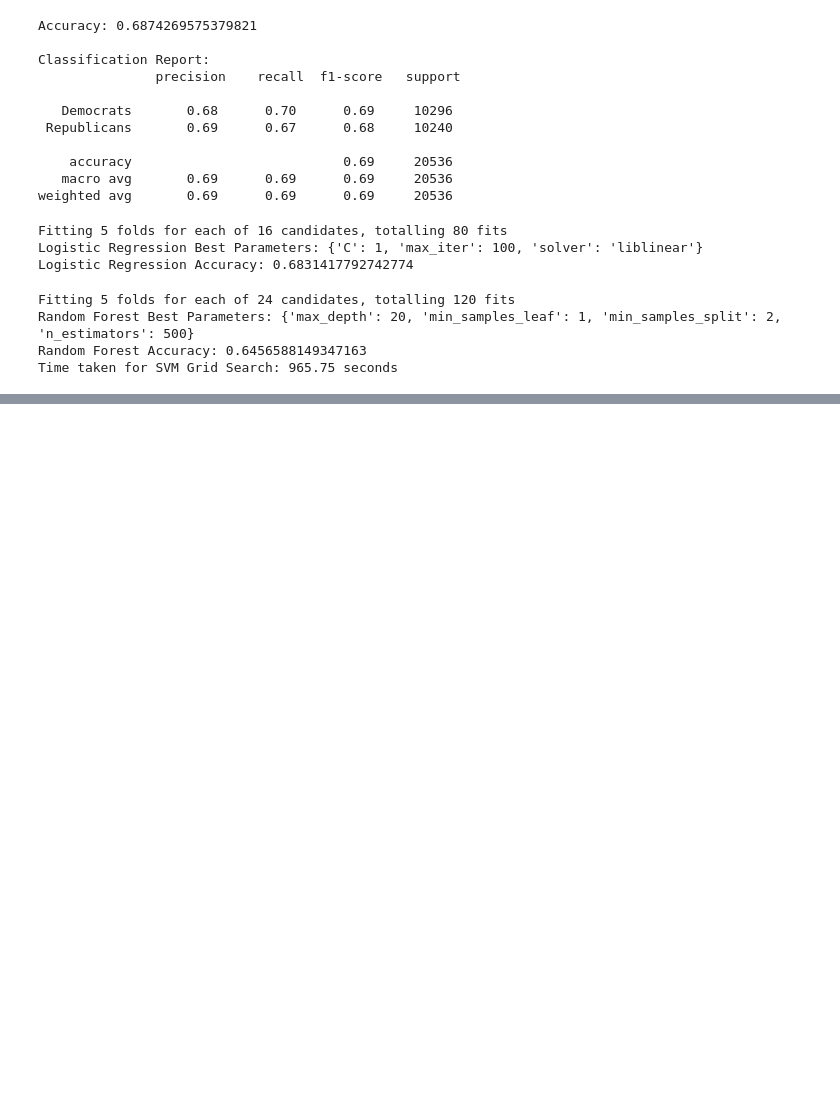
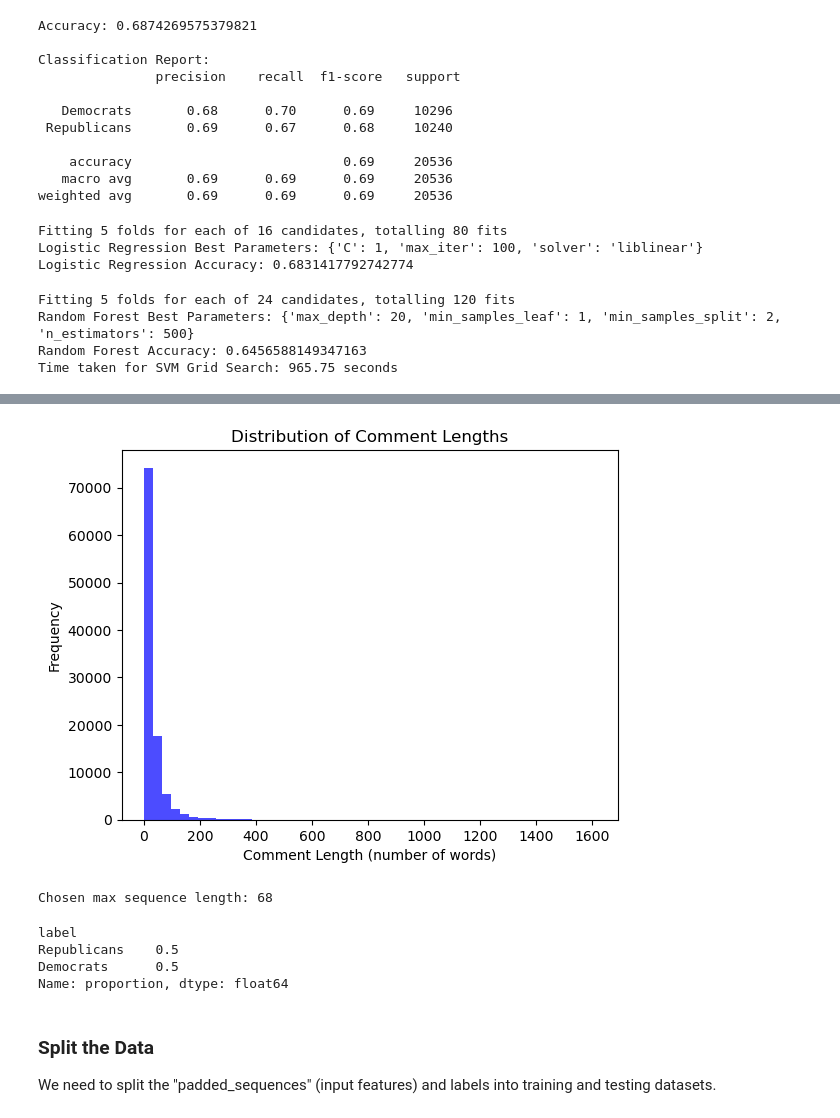
Before and after one commit to jaydubseoul/Reddit-polarization-project, a Jupyter notebook: DSS_comments.ipynb, the cells around one changed output, grey strips where cells are left out. Cells and saved outputs as stored; diff of their text form; code cells hidden in the pictures; blank space fills up the shorter version.

```diff
--- a/DSS_comments.ipynb
+++ b/DSS_comments.ipynb
@@ -407,0 +400,4 @@ print(results)
+# %%
+# Analyze comment lengths
+df_balanced['length'] = df_balanced['comments'].apply(lambda x: len(x.split()))
+df_balanced['length'].describe()
@@ -407,0 +414,16 @@ print(results)
+# %%
+import matplotlib.pyplot as plt
+
+plt.hist(df_balanced['length'], bins=50, color='blue', alpha=0.7)
+plt.title('Distribution of Comment Lengths')
+plt.xlabel('Comment Length (number of words)')
+plt.ylabel('Frequency')
+plt.show()
+# %% [output]
+[figure, added]
+# %%
+# Set maximum length to the 90th percentile
+max_sequence_length = int(df_balanced['length'].quantile(0.9))
+print(f"Chosen max sequence length: {max_sequence_length}")
+# %% [output]
+Chosen max sequence length: 68
@@ -407,0 +442,12 @@ print(results)
+# %%
+# Check the class distribution
+class_distribution = df_balanced['label'].value_counts(normalize=True)
+print(class_distribution)
+# %% [output]
+label
+Republicans    0.5
+Democrats      0.5
+Name: proportion, dtype: float64
+# %% [markdown]
+### Split the Data
+We need to split the "padded_sequences" (input features) and labels into training and testing datasets.
```
Also changed, not shown: parts of 17 cells of this notebook, 1 other file.
